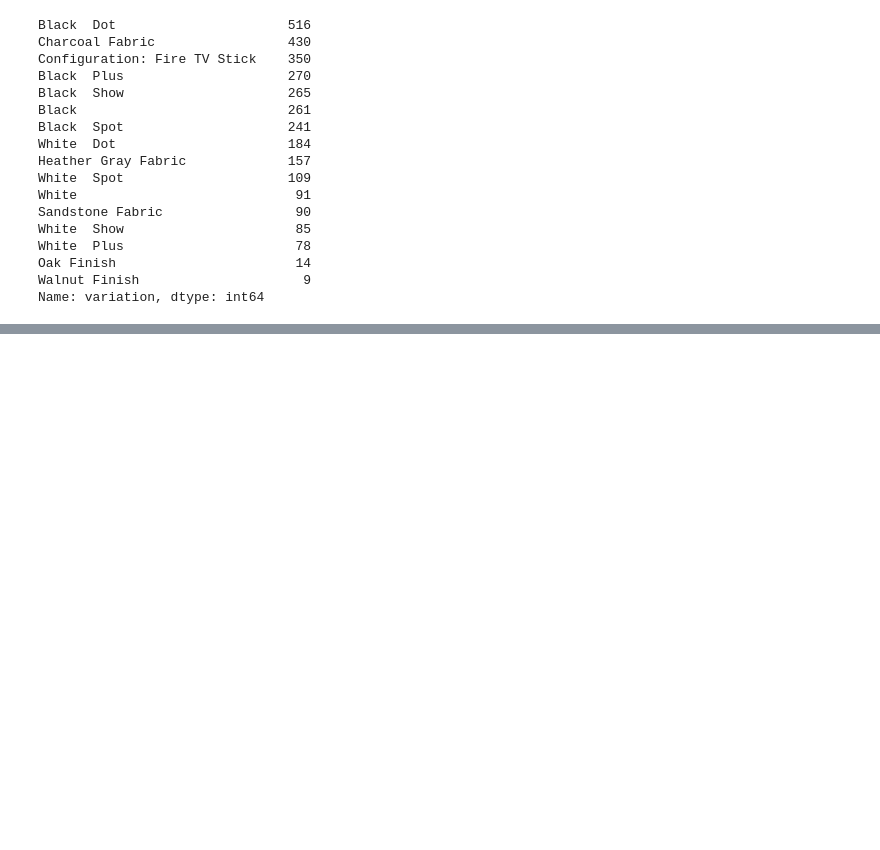
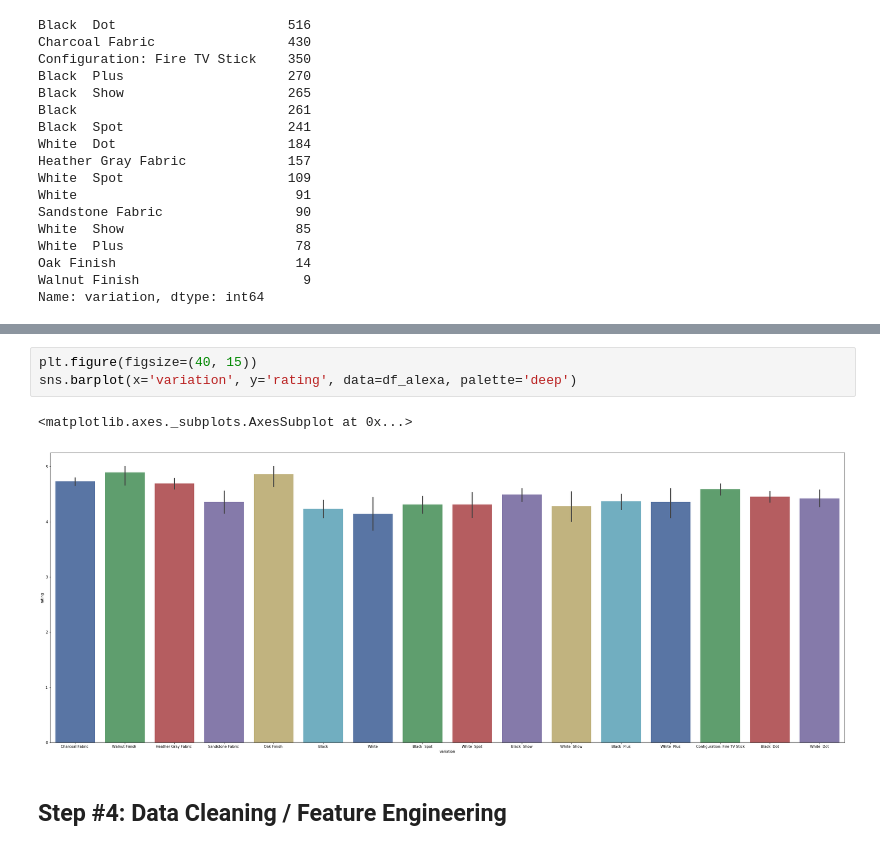
Before and after one commit to jacobskr/ML_Python, a Jupyter notebook: Machine Learning Classification Bootcamp/Decision Trees and Random Forest/Random Forest - Amazon Alexa Reviews.ipynb, the cells around one changed output, grey strips where cells are left out. Drawn from its saved outputs; the diff is of its cells as text; blank space fills up the shorter version.

```diff
--- a/Machine Learning Classification Bootcamp/Decision Trees and Random Forest/Random Forest - Amazon Alexa Reviews.ipynb
+++ b/Machine Learning Classification Bootcamp/Decision Trees and Random Forest/Random Forest - Amazon Alexa Reviews.ipynb
@@ -73,0 +98,8 @@ Name: variation, dtype: int64
+# %%
+plt.figure(figsize=(40, 15))
+sns.barplot(x='variation', y='rating', data=df_alexa, palette='deep')
+# %% [output]
+<matplotlib.axes._subplots.AxesSubplot at 0x...>
+[figure, added]
+# %% [markdown]
+## Step #4: Data Cleaning / Feature Engineering
```
Also changed, not shown: parts of 47 cells of this notebook.
